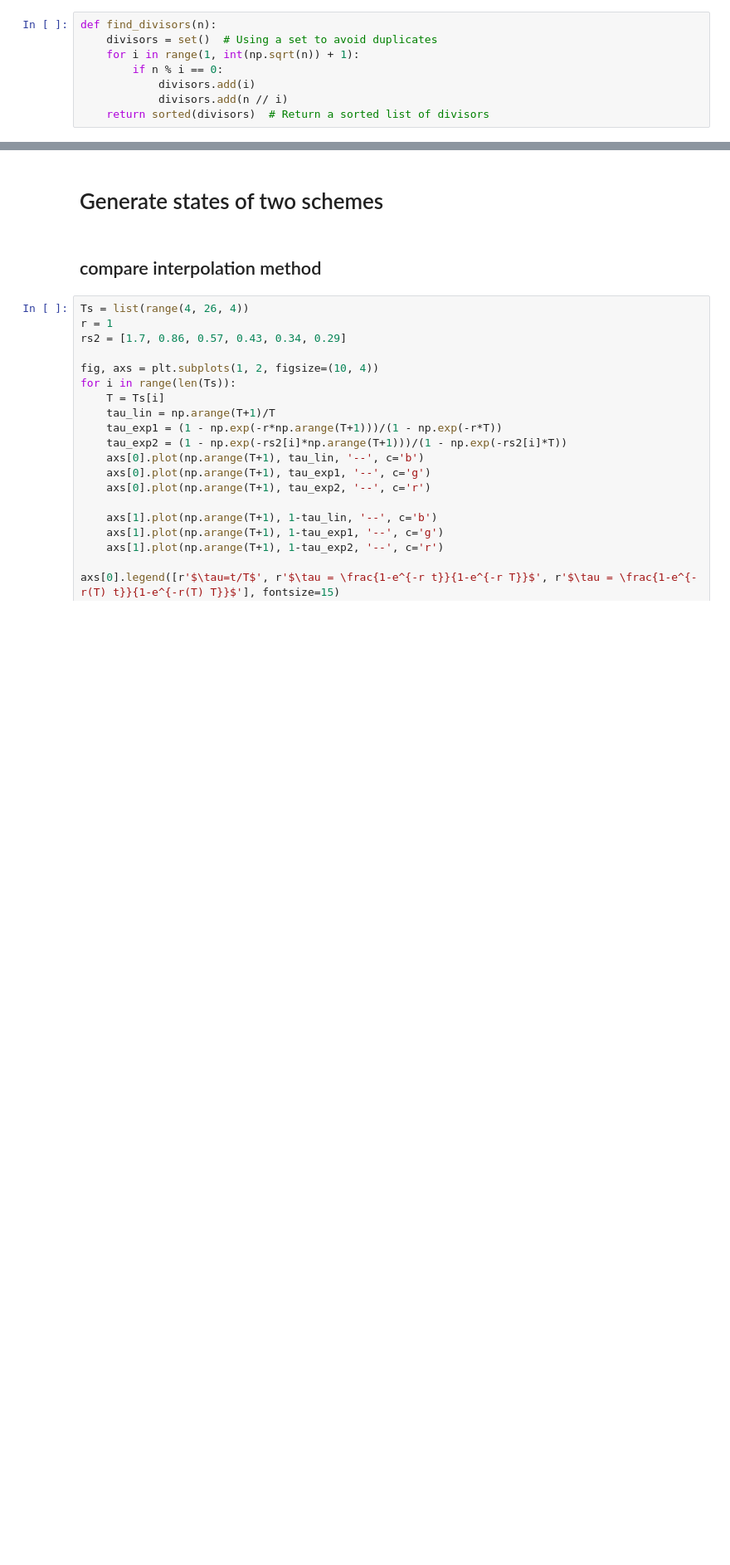
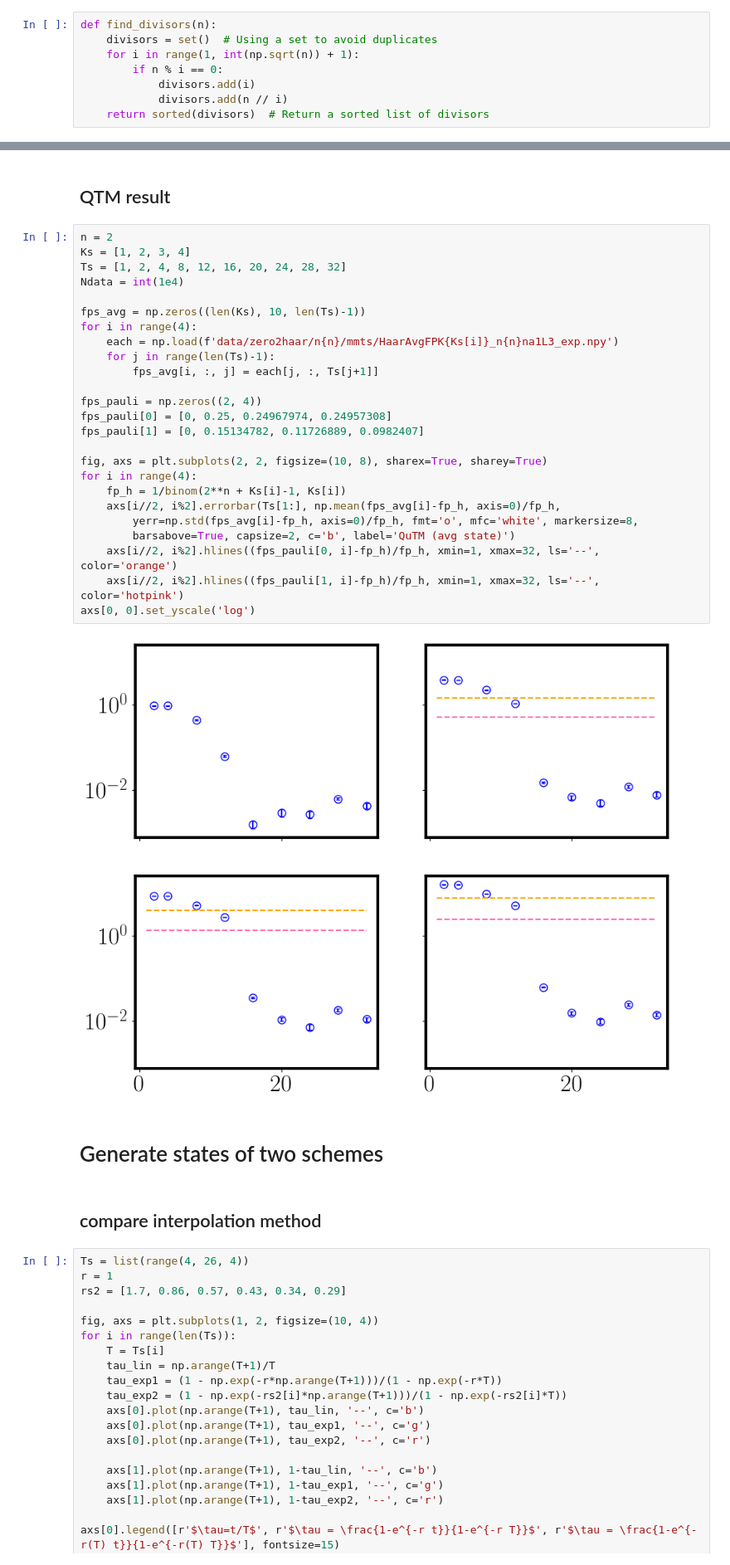
Before and after one commit to bzGit06/HaarQML, a Jupyter notebook: QTM_haar.ipynb, the cells around one changed output, grey strips where cells are left out. Shown at 83% size. Cells and saved outputs as stored; diff of their text form; blank space fills up the shorter version.

```diff
--- a/QWIT_haar.ipynb
+++ b/QTM_haar.ipynb
@@ -38,3 +223,32 @@ def find_divisors(n):
+# %% [markdown]
+## QTM result
+# %%
+n = 2
+Ks = [1, 2, 3, 4]
+Ts = [1, 2, 4, 8, 12, 16, 20, 24, 28, 32]
+Ndata = int(1e4)
+
+fps_avg = np.zeros((len(Ks), 10, len(Ts)-1))
+for i in range(4):
+    each = np.load(f'data/zero2haar/n{n}/mmts/HaarAvgFPK{Ks[i]}_n{n}na1L3_exp.npy')
+    for j in range(len(Ts)-1):
+        fps_avg[i, :, j] = each[j, :, Ts[j+1]]
+
+fps_pauli = np.zeros((2, 4))
+fps_pauli[0] = [0, 0.25, 0.24967974, 0.24957308]
+fps_pauli[1] = [0, 0.15134782, 0.11726889, 0.0982407]
+
+fig, axs = plt.subplots(2, 2, figsize=(10, 8), sharex=True, sharey=True)
+for i in range(4):
+    fp_h = 1/binom(2**n + Ks[i]-1, Ks[i])
+    axs[i//2, i%2].errorbar(Ts[1:], np.mean(fps_avg[i]-fp_h, axis=0)/fp_h,
+        yerr=np.std(fps_avg[i]-fp_h, axis=0)/fp_h, fmt='o', mfc='white', markersize=8,
+        barsabove=True, capsize=2, c='b', label='QuTM (avg state)')
+    axs[i//2, i%2].hlines((fps_pauli[0, i]-fp_h)/fp_h, xmin=1, xmax=32, ls='--', color='orange')
+    axs[i//2, i%2].hlines((fps_pauli[1, i]-fp_h)/fp_h, xmin=1, xmax=32, ls='--', color='hotpink')
+axs[0, 0].set_yscale('log')
+# %% [output]
+[figure, added]
 # %% [markdown]
 # Generate states of two schemes
 # %% [markdown]
```
Also changed, not shown: parts of 13 cells of this notebook, 3 other files.
